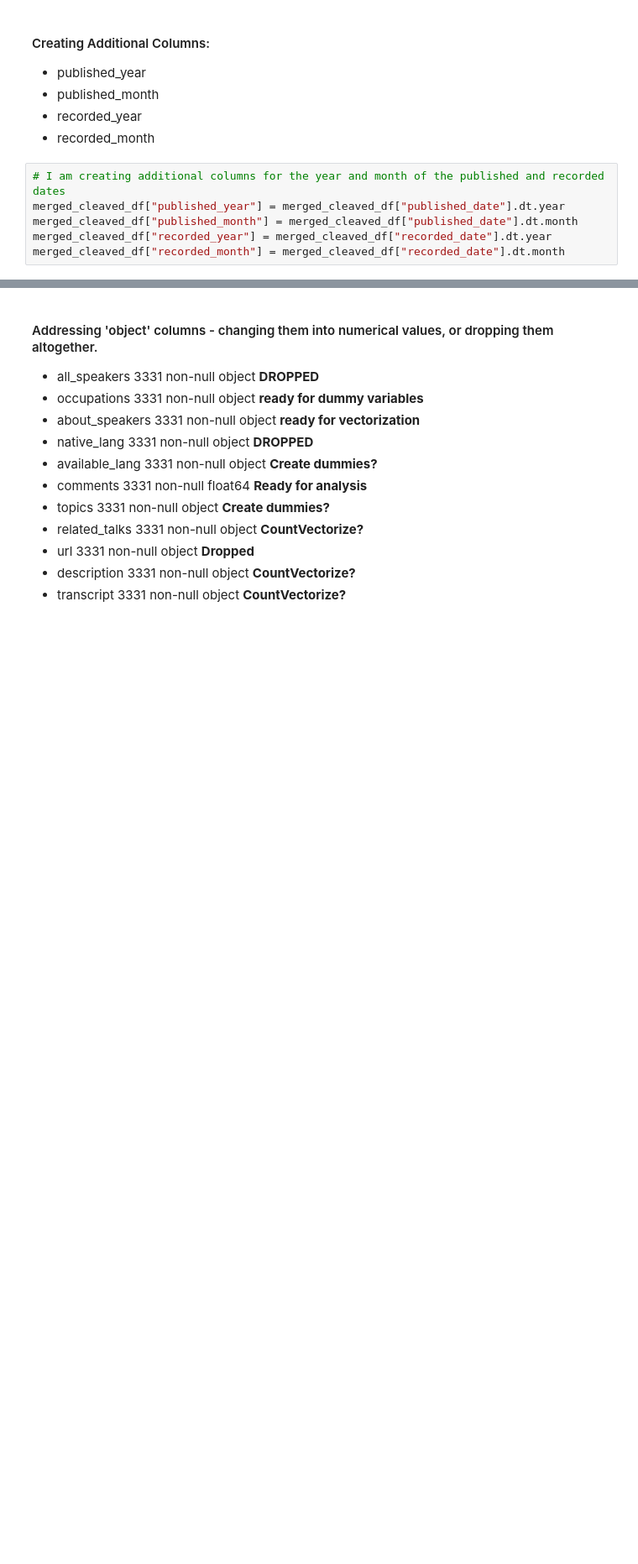
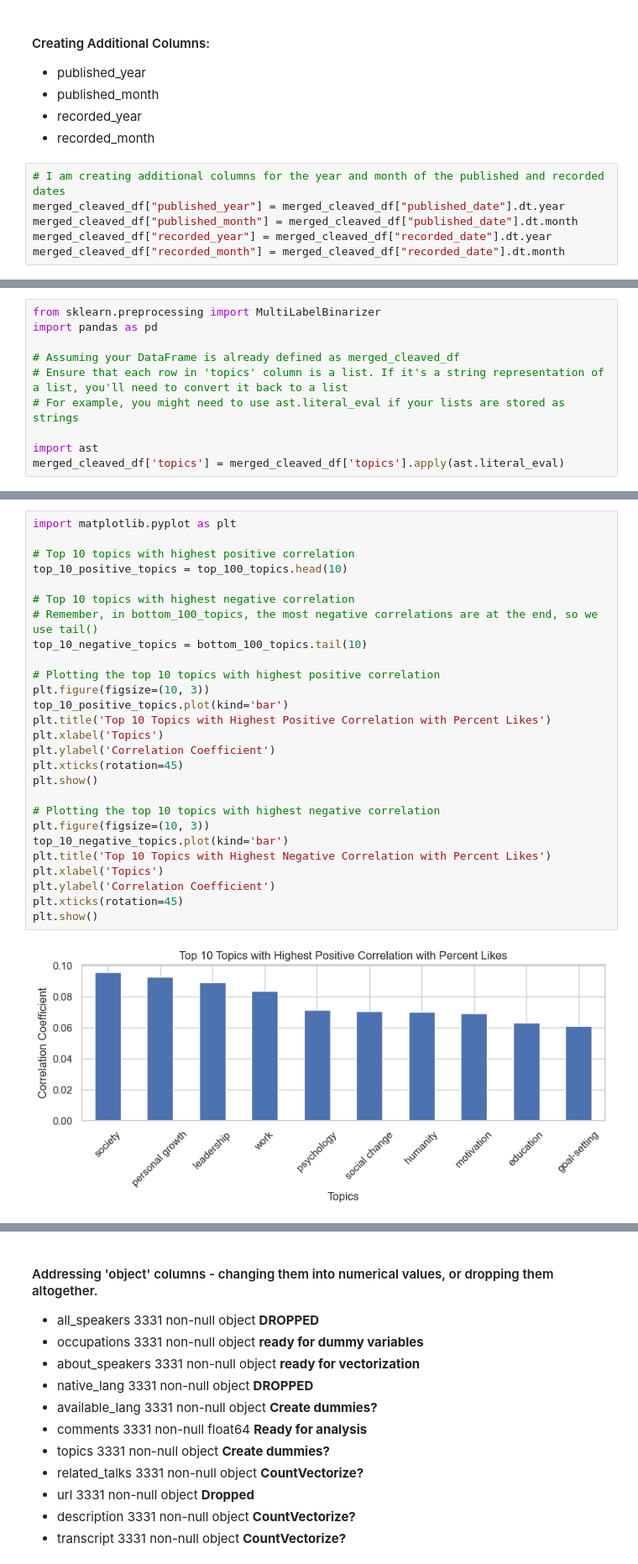
Before and after one commit to drewe4point0/Capstone-Quantifying-Good-Speeches-, a Jupyter notebook: Notebooks/Ted Dataset (with Transcripts).ipynb, the cells around one changed output, grey strips where cells are left out. Shown at 84% size. Saved outputs shown, nothing was run; the diff lists cells and outputs as text; blank space fills up the shorter version.

```diff
--- a/Notebooks/Ted Dataset (with Transcripts).ipynb
+++ b/Notebooks/Ted Dataset (with Transcripts).ipynb
@@ -983,0 +1259,10 @@ merged_cleaved_df["recorded_month"] = merged_cleaved_df["recorded_date"].dt.mont
+# %%
+from sklearn.preprocessing import MultiLabelBinarizer
+import pandas as pd
+
+# Assuming your DataFrame is already defined as merged_cleaved_df
+# Ensure that each row in 'topics' column is a list. If it's a string representation of a list, you'll need to convert it back to a list
+# For example, you might need to use ast.literal_eval if your lists are stored as strings
+
+import ast
+merged_cleaved_df['topics'] = merged_cleaved_df['topics'].apply(ast.literal_eval)
@@ -983,0 +1313,29 @@ merged_cleaved_df["recorded_month"] = merged_cleaved_df["recorded_date"].dt.mont
+# %%
+import matplotlib.pyplot as plt
+
+# Top 10 topics with highest positive correlation
+top_10_positive_topics = top_100_topics.head(10)
+
+# Top 10 topics with highest negative correlation
+# Remember, in bottom_100_topics, the most negative correlations are at the end, so we use tail()
+top_10_negative_topics = bottom_100_topics.tail(10)
+
+# Plotting the top 10 topics with highest positive correlation
+plt.figure(figsize=(10, 3))
+top_10_positive_topics.plot(kind='bar')
+plt.title('Top 10 Topics with Highest Positive Correlation with Percent Likes')
+plt.xlabel('Topics')
+plt.ylabel('Correlation Coefficient')
+plt.xticks(rotation=45)
+plt.show()
+
+# Plotting the top 10 topics with highest negative correlation
+plt.figure(figsize=(10, 3))
+top_10_negative_topics.plot(kind='bar')
+plt.title('Top 10 Topics with Highest Negative Correlation with Percent Likes')
+plt.xlabel('Topics')
+plt.ylabel('Correlation Coefficient')
+plt.xticks(rotation=45)
+plt.show()
+# %% [output]
+[figure, added]
```
Also changed, not shown: parts of 36 cells of this notebook.
